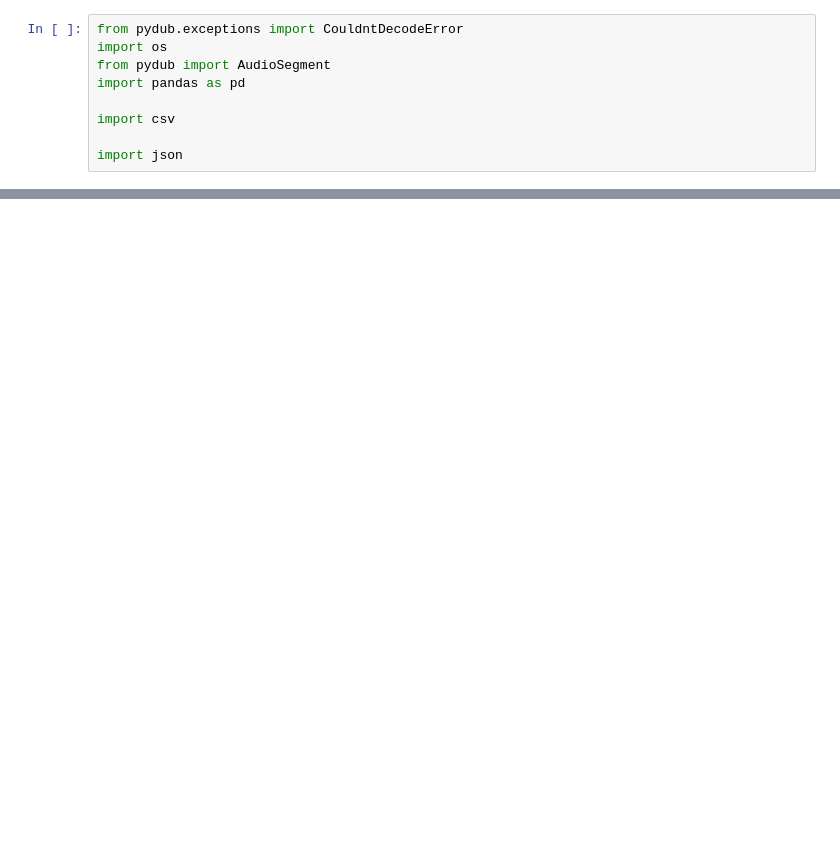
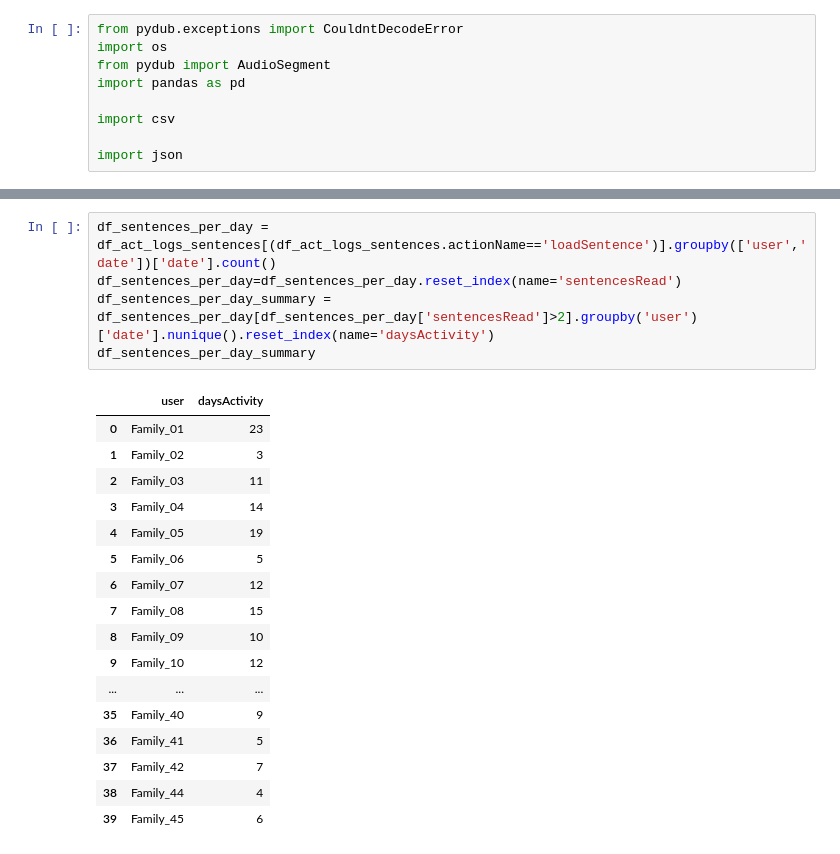
Before and after one commit to jordanbarriap/EMBRACE-data-analysis, a Jupyter notebook: summary_data_pitt.ipynb, the cells around one changed output, grey strips where cells are left out. Drawn from its saved outputs; the diff is of its cells as text; blank space fills up the shorter version.

```diff
--- a/summary_data_pitt.ipynb
+++ b/summary_data_pitt.ipynb
@@ -181,0 +421,23 @@ Get count of each family:
+# %%
+df_sentences_per_day = df_act_logs_sentences[(df_act_logs_sentences.actionName=='loadSentence')].groupby(['user','date'])['date'].count()
+df_sentences_per_day=df_sentences_per_day.reset_index(name='sentencesRead')
+df_sentences_per_day_summary = df_sentences_per_day[df_sentences_per_day['sentencesRead']>2].groupby('user')['date'].nunique().reset_index(name='daysActivity')
+df_sentences_per_day_summary
+# %% [output]
+|  | user | daysActivity |
+| 0 | Family_01 | 23 |
+| 1 | Family_02 | 3 |
+| 2 | Family_03 | 11 |
+| 3 | Family_04 | 14 |
+| 4 | Family_05 | 19 |
+| 5 | Family_06 | 5 |
+| 6 | Family_07 | 12 |
+| 7 | Family_08 | 15 |
+| 8 | Family_09 | 10 |
+| 9 | Family_10 | 12 |
+| ... | ... | ... |
+| 35 | Family_40 | 9 |
+| 36 | Family_41 | 5 |
+| 37 | Family_42 | 7 |
+| 38 | Family_44 | 4 |
+| 39 | Family_45 | 6 |
```
Also changed, not shown: parts of 12 cells of this notebook, 2 other files.
